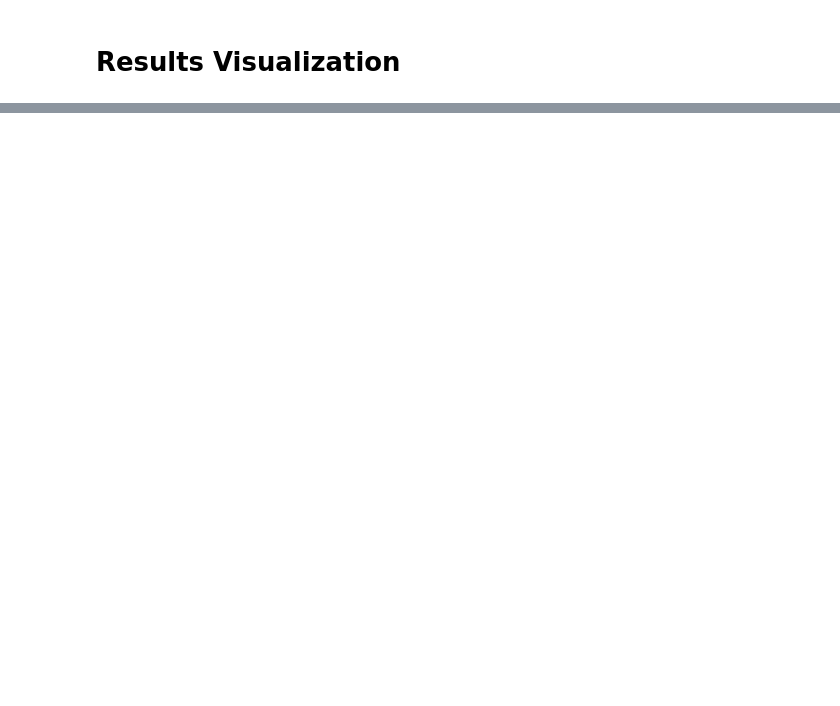
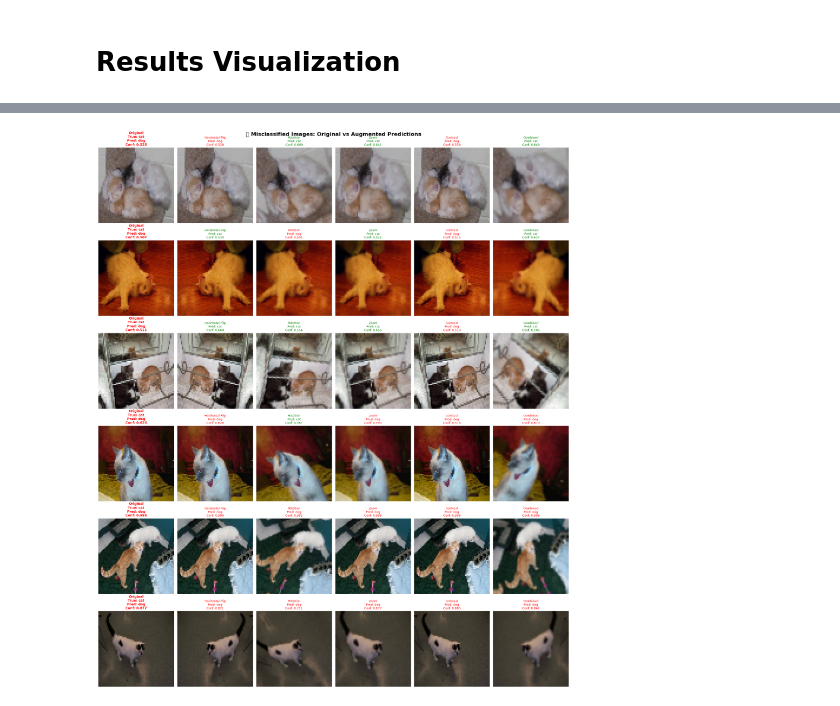
Before and after one commit to dsnyeo/ie4483_aidm_cats_vs_dogs, a Jupyter notebook: CNN_model.ipynb, the cells around one changed output, grey strips where cells are left out. Cells and saved outputs as stored; diff of their text form; code cells hidden in the pictures; blank space fills up the shorter version.

Commit message:
Update CNN_model.ipynb
Add misclassified images analysis

```diff
--- a/CNN_model.ipynb
+++ b/CNN_model.ipynb
@@ -332,0 +422,90 @@ weighted avg       0.82      0.82      0.82       500
+# %%
+# ==========================================
+# VISUALIZE ORIGINAL vs AUGMENTED PREDICTIONS
+# ==========================================
+
+def apply_single_augmentation(image, aug_layer):
+    """Apply a single augmentation to an image"""
+    # Add batch dimension
+    image_batch = tf.expand_dims(image, 0)
+    # Apply augmentation
+    augmented = aug_layer(image_batch, training=True)
+    # Remove batch dimension
+    return tf.squeeze(augmented, 0)
+
+def show_original_vs_augmented_predictions(indices, max_samples=8):
+    """Show original images vs augmented versions with predictions"""
+
+    n_samples = min(len(indices), max_samples)
+    selected_indices = indices[:n_samples]
+
+    # Create figure
+    fig, axes = plt.subplots(n_samples, 6, figsize=(20, 4*n_samples))
+    if n_samples == 1:
+        axes = axes.reshape(1, -1)
+
+    fig.suptitle('🔍 Misclassified Images: Original vs Augmented Predictions', fontsize=16, fontweight='bold')
+
+    for i, idx in enumerate(selected_indices):
+        original_img = original_images[idx]
+        true_label = class_names[original_labels[idx]]
+
+        # Original image prediction
+        orig_pred_class = class_names[original_pred_classes[idx]]
+        orig_confidence = original_confidence[idx]
+
+        # Generate different augmented versions
+        augmented_images = []
+        augmented_preds = []
+        augmented_confs = []
+
+        # Create individual augmentation layers for demonstration
+        aug_layers = [
+            tf.keras.Sequential([layers.RandomFlip("horizontal")]),
+            tf.keras.Sequential([layers.RandomRotation(0.1)]),
+            tf.keras.Sequential([layers.RandomZoom(0.1)]),
+            tf.keras.Sequential([layers.RandomContrast(0.1)]),
+            data_augmentation  # Combined augmentation
+        ]
+
+        aug_names = ['Horizontal Flip', 'Rotation', 'Zoom', 'Contrast', 'Combined']
+
+        for aug_layer in aug_layers:
+            # Apply augmentation
+            aug_img = apply_single_augmentation(original_img, aug_layer)
+            augmented_images.append(aug_img.numpy())
+
+            # Get prediction for augmented image
+            aug_pred = model.predict(tf.expand_dims(aug_img, 0), verbose=0)
+            aug_pred_class = np.argmax(aug_pred)
+            aug_confidence = np.max(aug_pred)
+
+            augmented_preds.append(class_names[aug_pred_class])
+            augmented_confs.append(aug_confidence)
+
+        # Plot original image
+        axes[i, 0].imshow(original_img)
+        axes[i, 0].set_title(f'Original\nTrue: {true_label}\nPred: {orig_pred_class}\nConf: {orig_confidence:.3f}',
+                            color='red', fontsize=10, fontweight='bold')
+        axes[i, 0].axis('off')
+
+        # Plot augmented versions
+        for j, (aug_img, aug_pred, aug_conf, aug_name) in enumerate(zip(augmented_images, augmented_preds, augmented_confs, aug_names)):
+            axes[i, j+1].imshow(aug_img)
+
+            # Color code: green if correct, red if wrong
+            color = 'green' if aug_pred == true_label else 'red'
+            axes[i, j+1].set_title(f'{aug_name}\nPred: {aug_pred}\nConf: {aug_conf:.3f}',
+                                  color=color, fontsize=9)
+            axes[i, j+1].axis('off')
+
+    plt.tight_layout()
+    plt.show()
+
+# Show misclassified images with augmentation analysis
+if len(misclassified_indices) > 0:
+    print("🖼️ Showing misclassified images with different augmentations...")
+    show_original_vs_augmented_predictions(misclassified_indices, max_samples=6)
+else:
+    print("🎉 No misclassified images found! Perfect accuracy!")
+# %% [output]
@@ -332,0 +516 @@ weighted avg       0.82      0.82      0.82       500
+[figure, added]
```
Also changed, not shown: parts of 12 cells of this notebook.
